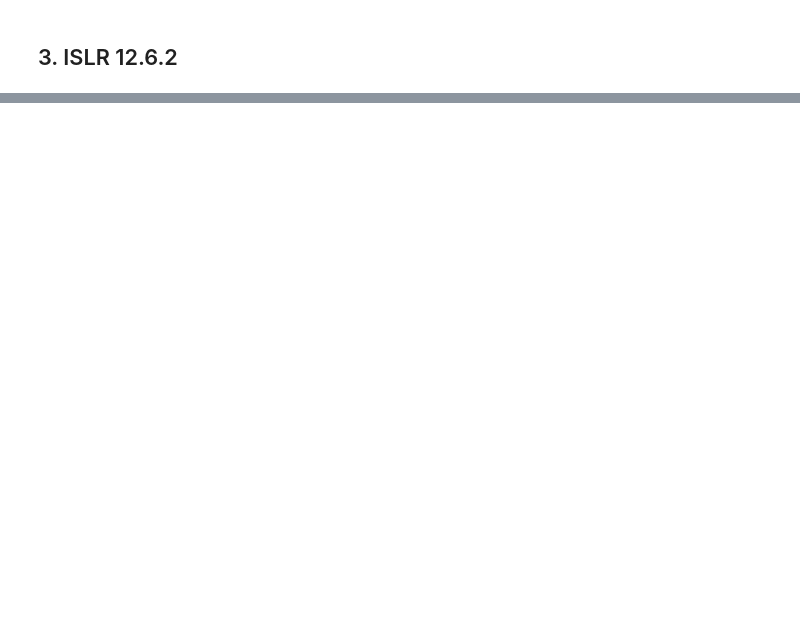
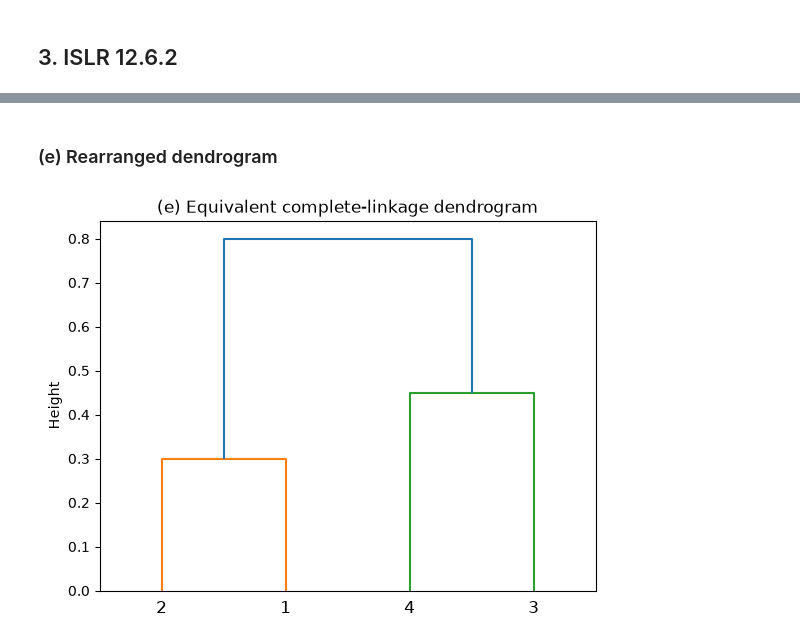
Before and after one commit to ShammuMeyyappan/DSCI552HW7, a Jupyter notebook: notebook/Meyyappan_Shammu_HW7.ipynb, the cells around one changed output, grey strips where cells are left out. Saved outputs shown, nothing was run; the diff lists cells and outputs as text; code cells hidden in the pictures; blank space fills up the shorter version.

```diff
--- a/notebook/Meyyappan_Shammu_HW7.ipynb
+++ b/notebook/Meyyappan_Shammu_HW7.ipynb
@@ -34,0 +267,14 @@ Import packages
+# %% [markdown]
+### (e) Rearranged dendrogram
+# %%
+order = [3, 2, 1, 0]
+D_reordered = D[order][:, order]
+labels_reordered = [obs_labels[i] for i in order]
+Z_complete_e = linkage(squareform(D_reordered), method="complete")
+
+dendrogram(Z_complete_e, labels=labels_reordered)
+plt.title("(e) Equivalent complete-linkage dendrogram")
+plt.ylabel("Height")
+plt.show()
+# %% [output]
+[figure, added]
```
Also changed, not shown: parts of 25 cells of this notebook, 1 other file.
